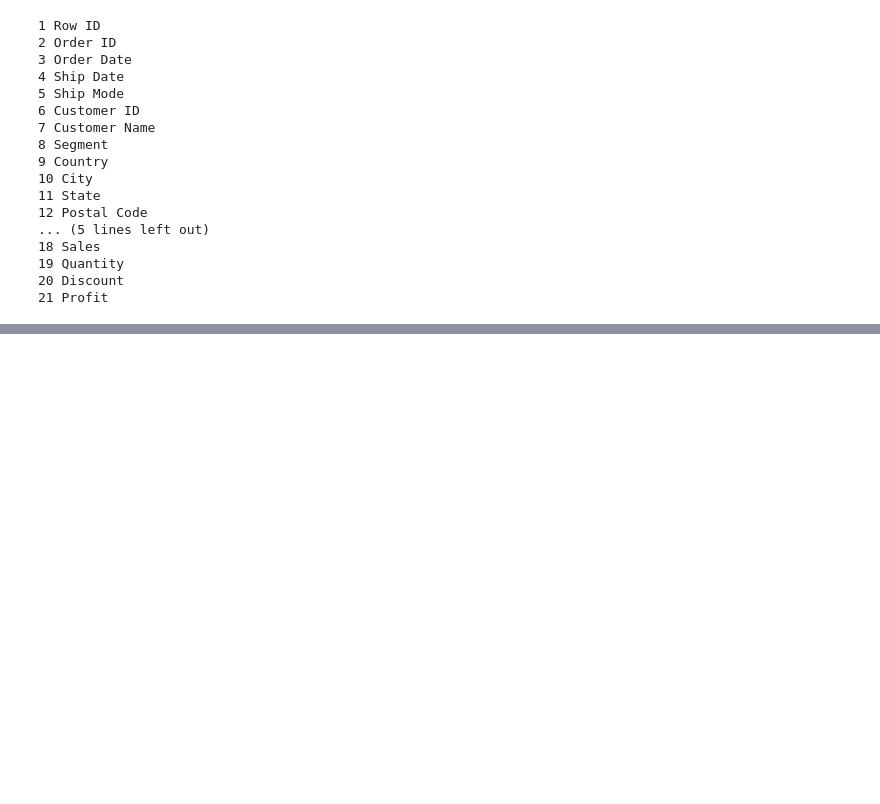
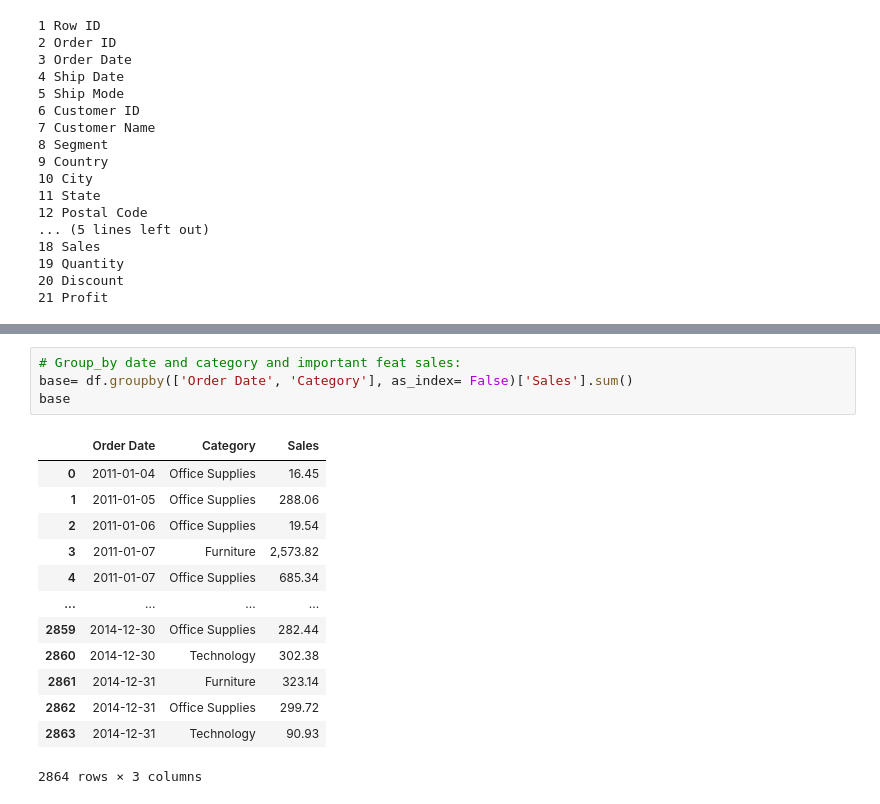
Before and after one commit to razielar/coursera_time_series_forecasting, a Jupyter notebook: coursera_time_series/week_1/pandas.time.series.ipynb, the cells around one changed output, grey strips where cells are left out. Drawn from its saved outputs; the diff is of its cells as text; blank space fills up the shorter version.

```diff
--- a/coursera_time_series/week_1/pandas.time.series.ipynb
+++ b/coursera_time_series/week_1/pandas.time.series.ipynb
@@ -47,0 +78,18 @@ for i,j in enumerate(df.columns):
+# %%
+# Group_by date and category and important feat sales:
+base= df.groupby(['Order Date', 'Category'], as_index= False)['Sales'].sum()
+base
+# %% [output]
+|  | Order Date | Category | Sales |
+| 0 | 2011-01-04 | Office Supplies | 16.45 |
+| 1 | 2011-01-05 | Office Supplies | 288.06 |
+| 2 | 2011-01-06 | Office Supplies | 19.54 |
+| 3 | 2011-01-07 | Furniture | 2,573.82 |
+| 4 | 2011-01-07 | Office Supplies | 685.34 |
+| ... | ... | ... | ... |
+| 2859 | 2014-12-30 | Office Supplies | 282.44 |
+| 2860 | 2014-12-30 | Technology | 302.38 |
+| 2861 | 2014-12-31 | Furniture | 323.14 |
+| 2862 | 2014-12-31 | Office Supplies | 299.72 |
+| 2863 | 2014-12-31 | Technology | 90.93 |
+2864 rows × 3 columns
```
Also changed, not shown: parts of 28 cells of this notebook.
